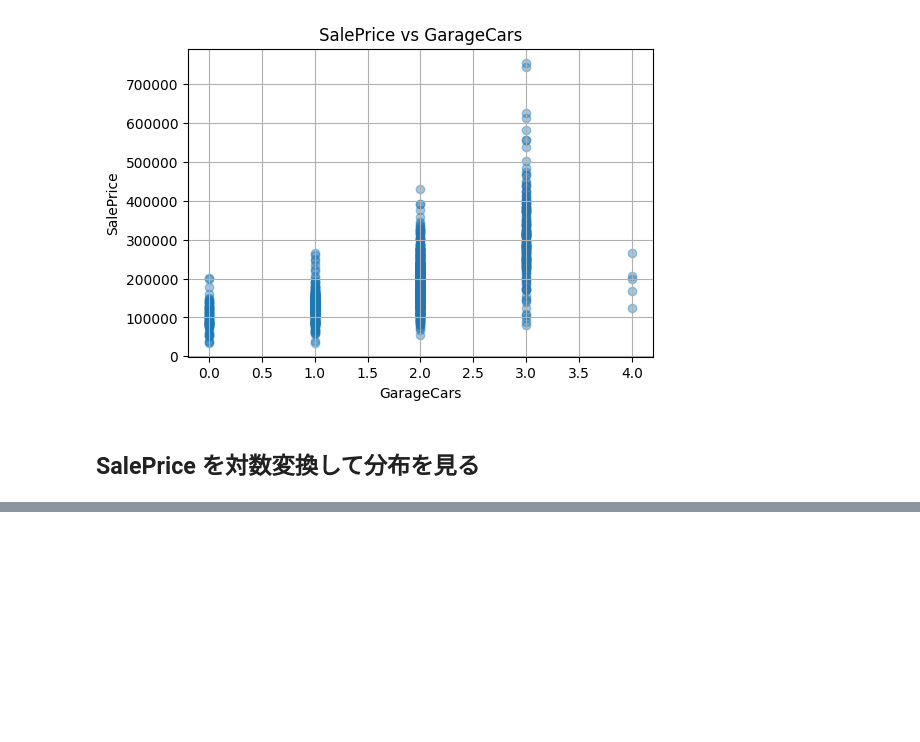
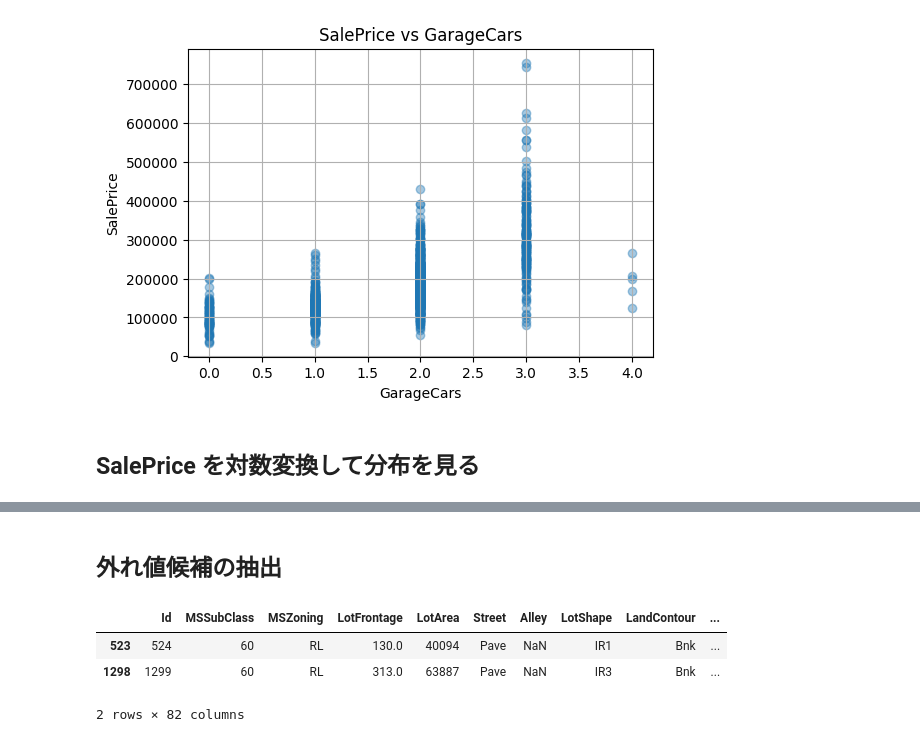
Before and after one commit to tsuzuki-privateDev/data-analysis-notebooks, a Jupyter notebook: house_prices_data.ipynb, the cells around one changed output, grey strips where cells are left out. Saved outputs shown, nothing was run; the diff lists cells and outputs as text; code cells hidden in the pictures; blank space fills up the shorter version.

Commit message:
feat: GrLivAreaとSalePriceの外れ値候補を抽出

```diff
--- a/house_prices_data.ipynb
+++ b/house_prices_data.ipynb
@@ -219,0 +222,11 @@ plt.show()
+# %% [markdown]
+## 外れ値候補の抽出
+# %%
+# GrLiveArea の外れ値候補を抽出（大きいのに安い家）
+outliers = df[(df['GrLivArea'] > 4000) & (df['SalePrice'] < 300000)]
+outliers
+# %% [output]
+|  | Id | MSSubClass | MSZoning | LotFrontage | LotArea | Street | Alley | LotShape | LandContour | ... |
+| 523 | 524 | 60 | RL | 130.0 | 40094 | Pave | NaN | IR1 | Bnk | ... |
+| 1298 | 1299 | 60 | RL | 313.0 | 63887 | Pave | NaN | IR3 | Bnk | ... |
+2 rows × 82 columns
```
Also changed, not shown: parts of 1 cell of this notebook.
